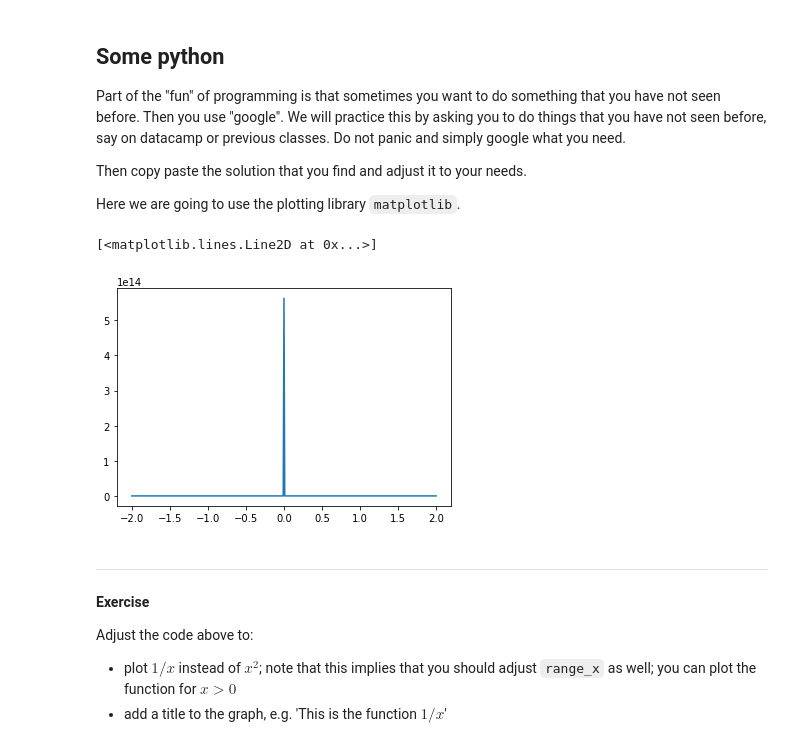
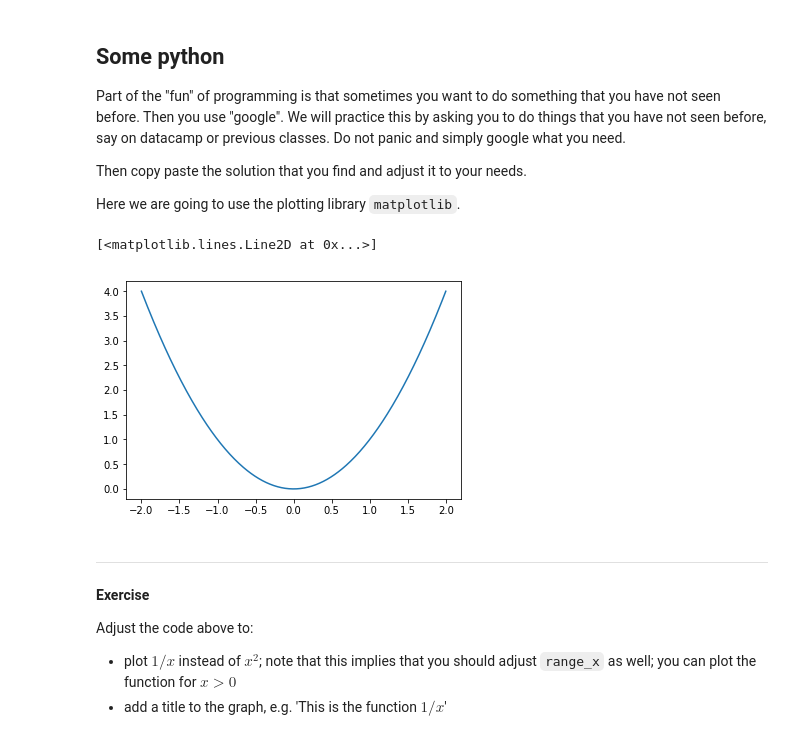
Before and after one commit to DaanWolswijk/Assignments, a Jupyter notebook: assignment2 (1).ipynb, the cells around one changed output. Drawn from its saved outputs; the diff is of its cells as text; code cells hidden in the pictures.

```diff
--- a/assignment2 (1).ipynb
+++ b/assignment2 (1).ipynb
@@ -54,14 +76,14 @@ Here we are going to use the plotting library `matplotlib`.
 # %%
 import matplotlib.pyplot as plt
 import numpy as np
 %matplotlib inline
 
 
 range_x = np.arange(-2,2.01,0.01)
-plt.plot(range_x,[1/x for x in range_x])
+plt.plot(range_x,[x**2 for x in range_x])
 # %% [output]
 [<matplotlib.lines.Line2D at 0x...>]
-[figure, old version]
+[figure, new version]
 # %% [markdown]
 --------
 
```
Also changed, not shown: parts of 4 cells of this notebook.
